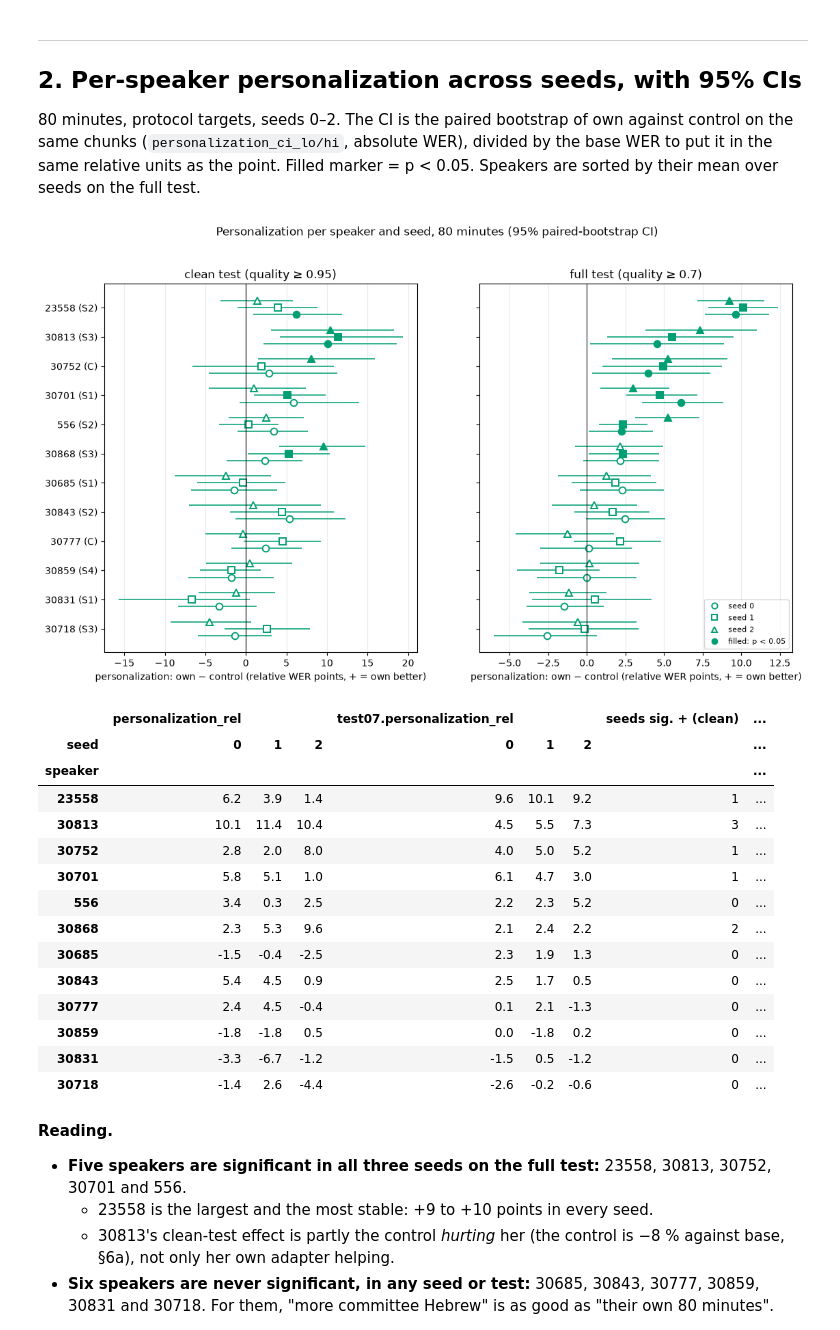
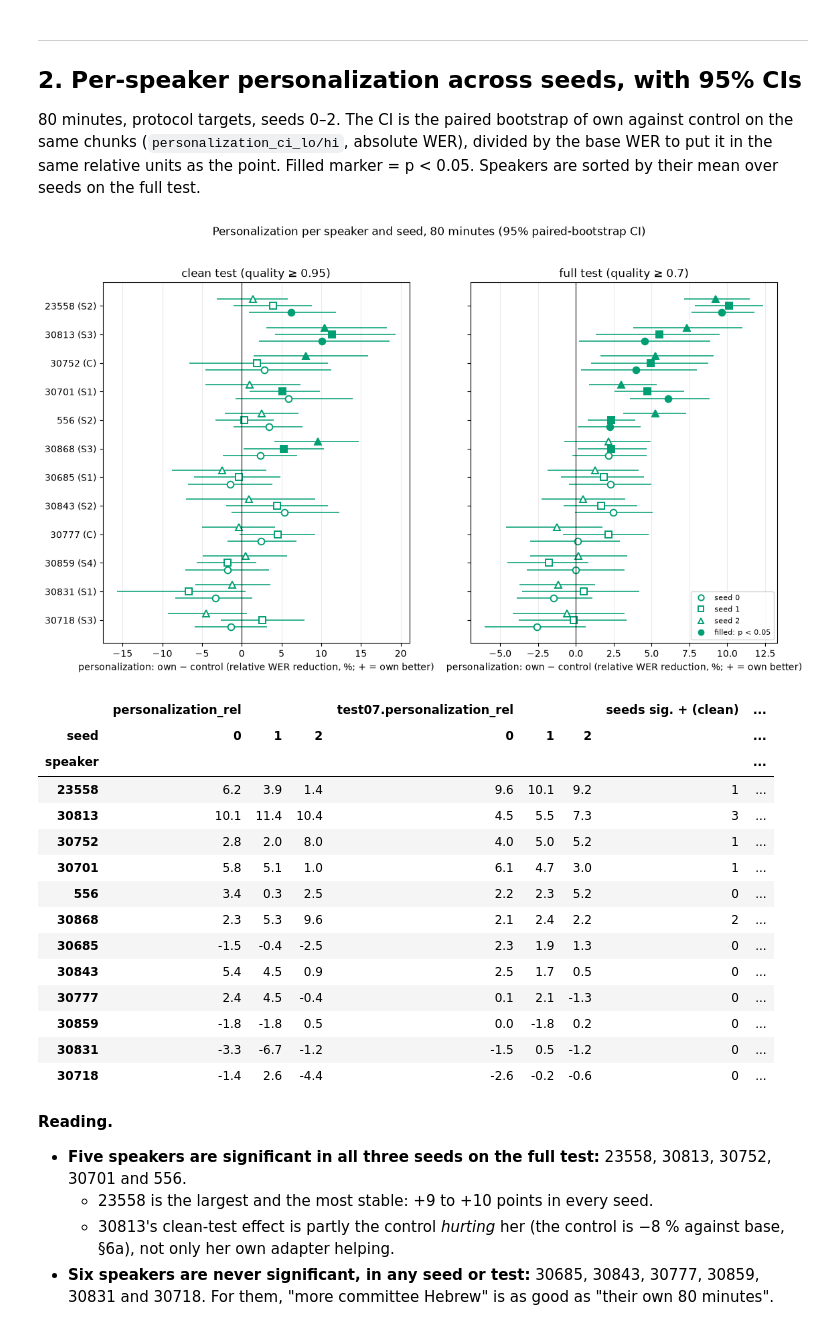
Before and after one commit to hadasy-tau/deep-learning-project, a Jupyter notebook: notebooks/training_run3_figures.ipynb, the cells around one changed output. Saved outputs shown, nothing was run; the diff lists cells and outputs as text; code cells hidden in the pictures.

```diff
--- a/notebooks/training_run3_figures.ipynb
+++ b/notebooks/training_run3_figures.ipynb
@@ -176,31 +176,31 @@ units as the point. Filled marker = p < 0.05. Speakers are sorted by their mean
 # %%
 order = WIN.groupby('speaker')['test07.personalization_rel'].mean().sort_values().index
 fig, axes = plt.subplots(1, 2, figsize=(13, 7), sharey=True)
 for ax, (pre, name) in zip(axes, TESTS.items()):
     for y, spk in enumerate(order):
         for s in [0, 1, 2]:
             r = WIN[(WIN.speaker == spk) & (WIN.seed == s)].iloc[0]
             yy, base = y + (s - 1) * .24, r[pre + 'wer_base']
             lo, hi = 100 * r[pre + 'personalization_ci_lo'] / base, 100 * r[pre + 'personalization_ci_hi'] / base
             v, sig = 100 * r[pre + 'personalization_rel'], r[pre + 'personalization_p'] < .05
             ax.hlines(yy, lo, hi, color=C_PERS, lw=1.4, alpha=.8)
             ax.plot(v, yy, SEED_MARK[s], ms=7, color=C_PERS, mfc=C_PERS if sig else 'white', mew=1.4)
     ax.axvline(0, color='k', lw=.8); ax.grid(axis='x', alpha=.25)
-    ax.set_title(name); ax.set_xlabel('personalization: own − control (relative WER points, + = own better)')
+    ax.set_title(name); ax.set_xlabel('personalization: own − control (relative WER reduction, %; + = own better)')
 axes[0].set_yticks(range(len(order)), [f'{s} ({PROFILE[s]})' for s in order])
 handles = [Line2D([], [], marker=SEED_MARK[s], ls='', color=C_PERS, mfc='white', mew=1.4, label=f'seed {s}') for s in [0, 1, 2]]
 handles += [Line2D([], [], marker='o', ls='', color=C_PERS, label='filled: p < 0.05')]
 axes[1].legend(handles=handles, loc='lower right', fontsize=8)
 fig.suptitle('Personalization per speaker and seed, 80 minutes (95% paired-bootstrap CI)', y=1.0)
 save('personalization_per_speaker_seeds'); plt.show()
 
 t = WIN.pivot_table(index='speaker', columns='seed', values=['personalization_rel', 'test07.personalization_rel'])
 t = (100 * t).round(1)
 t['seeds sig. + (clean)'] = WIN.groupby('speaker')[list(WIN.columns.drop('speaker'))].apply(lambda d: sig_pos(d, 'personalization_p', 'personalization_rel'))
 t['seeds sig. + (full)'] = WIN.groupby('speaker')[list(WIN.columns.drop('speaker'))].apply(lambda d: sig_pos(d, 'test07.personalization_p', 'test07.personalization_rel'))
 t.loc[order[::-1]]
 # %% [output]
-[figure, old version]
+[figure, new version]
 |  | personalization_rel |  |  | test07.personalization_rel |  |  | seeds sig. + (clean) | ... |
 | seed | 0 | 1 | 2 | 0 | 1 | 2 |  | ... |
 | speaker |  |  |  |  |  |  |  | ... |
```
Also changed, not shown: 1 other file.
